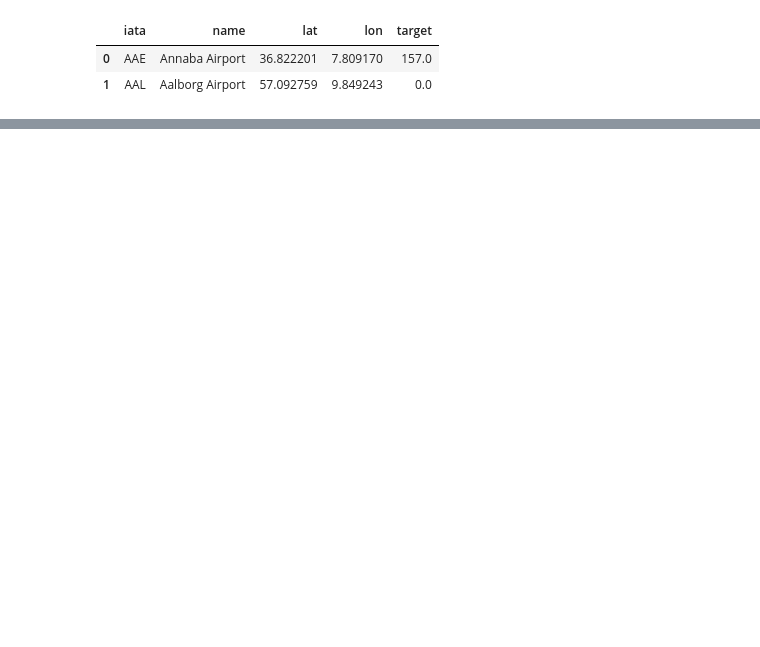
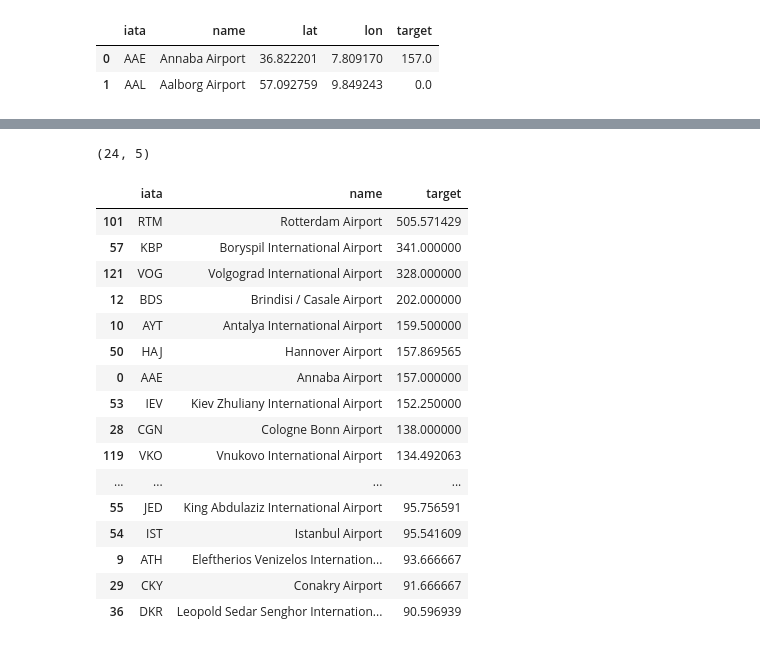
Before and after one commit to janb89/groupwork2, a Jupyter notebook: EDA_Tamara.ipynb, the cells around one changed output, grey strips where cells are left out. Saved outputs shown, nothing was run; the diff lists cells and outputs as text; code cells hidden in the pictures; blank space fills up the shorter version.

```diff
--- a/EDA_Tamara.ipynb
+++ b/EDA_Tamara.ipynb
@@ -600,3 +602,27 @@ airport_map.add_child(colormap)
 airport_map
 # %% [output]
 [interactive output not drawn]
+# %%
+#Since the above map is quite chaotic another map will be created containing only the airports with more than 90 min average delay
+ap_delay_map.sort_values('target', ascending=False).head(20)
+ap_delay_map_max = ap_delay_map.query('target > 90')
+print(ap_delay_map_max.shape)
+# %% [output]
+(24, 5)
+|  | iata | name | target |
+| 101 | RTM | Rotterdam Airport | 505.571429 |
+| 57 | KBP | Boryspil International Airport | 341.000000 |
+| 121 | VOG | Volgograd International Airport | 328.000000 |
+| 12 | BDS | Brindisi / Casale Airport | 202.000000 |
+| 10 | AYT | Antalya International Airport | 159.500000 |
+| 50 | HAJ | Hannover Airport | 157.869565 |
+| 0 | AAE | Annaba Airport | 157.000000 |
+| 53 | IEV | Kiev Zhuliany International Airport | 152.250000 |
+| 28 | CGN | Cologne Bonn Airport | 138.000000 |
+| 119 | VKO | Vnukovo International Airport | 134.492063 |
+| ... | ... | ... | ... |
+| 55 | JED | King Abdulaziz International Airport | 95.756591 |
+| 54 | IST | Istanbul Airport | 95.541609 |
+| 9 | ATH | Eleftherios Venizelos Internation... | 93.666667 |
+| 29 | CKY | Conakry Airport | 91.666667 |
+| 36 | DKR | Leopold Sedar Senghor Internation... | 90.596939 |
```
Also changed, not shown: parts of 3 cells of this notebook.
